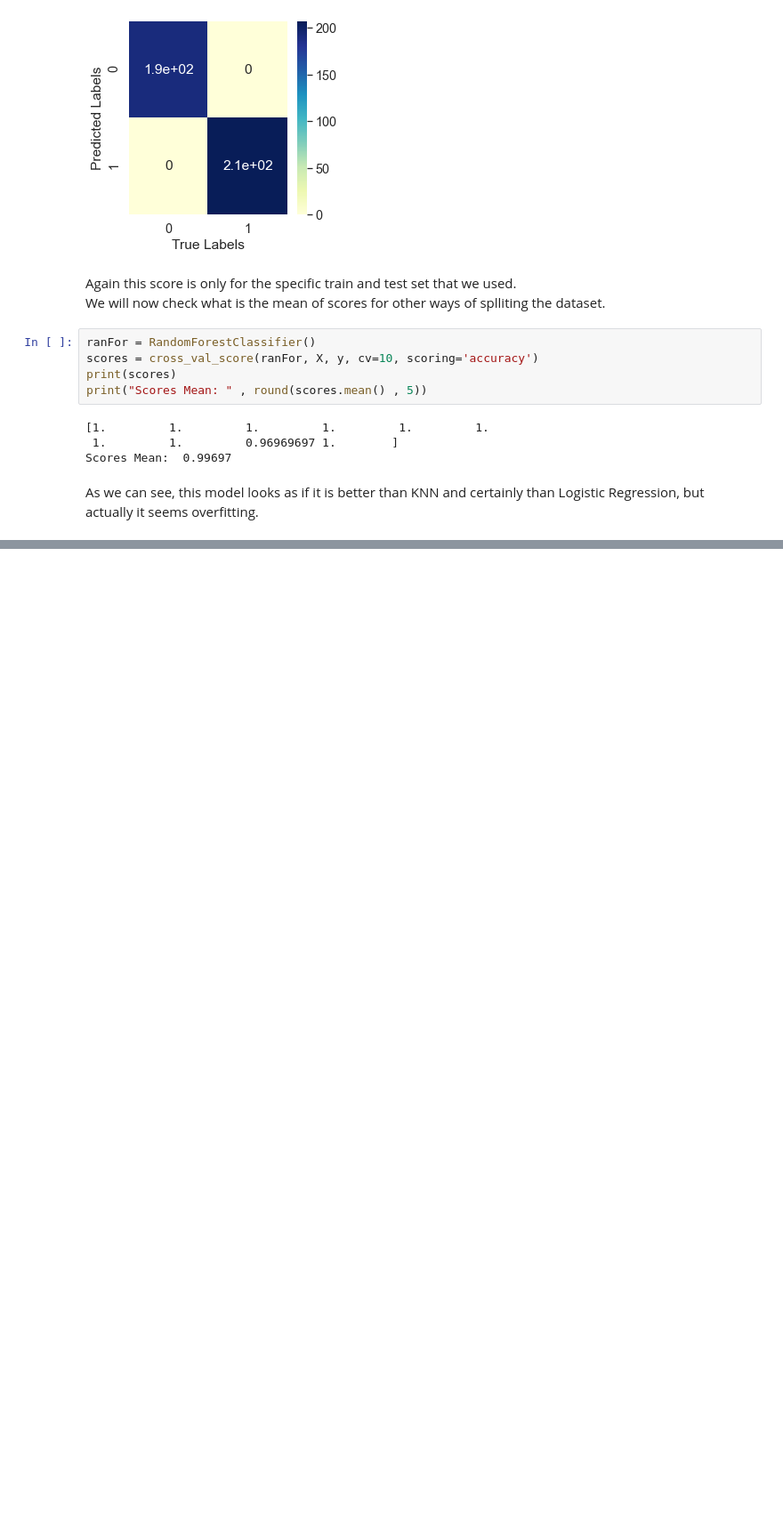
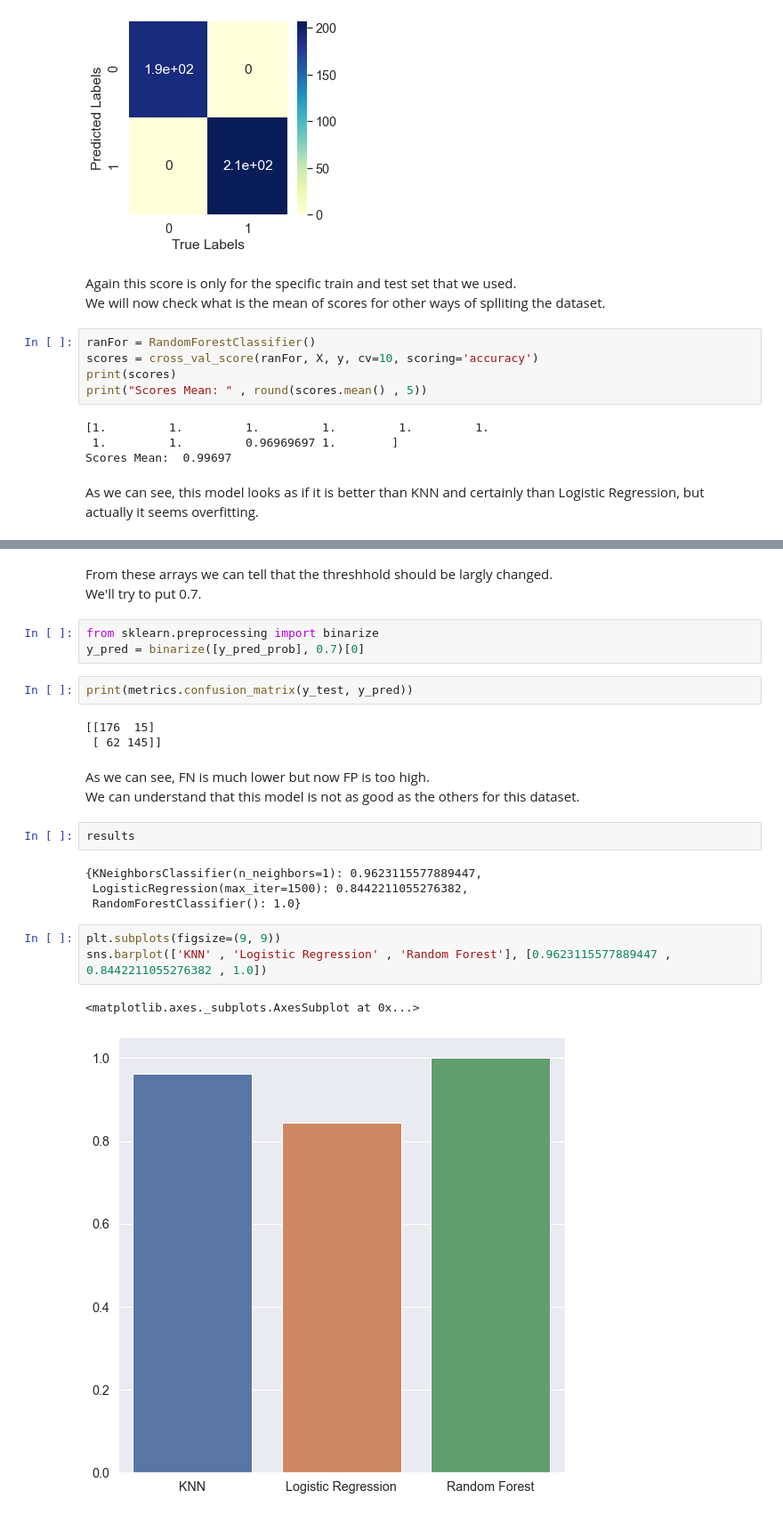
Before and after one commit to Esther-Bi/Introduction-to-Data-Science-2020-Semester-A-Final-Project, a Jupyter notebook: Notebook 3.ipynb, the cells around one changed output, grey strips where cells are left out. Shown at 89% size. Saved outputs shown, nothing was run; the diff lists cells and outputs as text; blank space fills up the shorter version.

```diff
--- a/Notebook 3.ipynb
+++ b/Notebook 3.ipynb
@@ -459,0 +562,24 @@ As we can see, this model looks as if it is better than KNN and certainly than L
+# %% [markdown]
+From these arrays we can tell that the threshhold should be largly changed. <br> We'll try to put 0.7.
+# %%
+from sklearn.preprocessing import binarize
+y_pred = binarize([y_pred_prob], 0.7)[0]
+# %%
+print(metrics.confusion_matrix(y_test, y_pred))
+# %% [output]
+[[176  15]
+ [ 62 145]]
+# %% [markdown]
+As we can see, FN is much lower but now FP is too high. <br> We can understand that this model is not as good as the others for this dataset.
+# %%
+results
+# %% [output]
+{KNeighborsClassifier(n_neighbors=1): 0.9623115577889447,
+ LogisticRegression(max_iter=1500): 0.8442211055276382,
+ RandomForestClassifier(): 1.0}
+# %%
+plt.subplots(figsize=(9, 9))
+sns.barplot(['KNN' , 'Logistic Regression' , 'Random Forest'], [0.9623115577889447 , 0.8442211055276382 , 1.0])
+# %% [output]
+<matplotlib.axes._subplots.AxesSubplot at 0x...>
+[figure, added]
```
Also changed, not shown: parts of 12 cells of this notebook.
